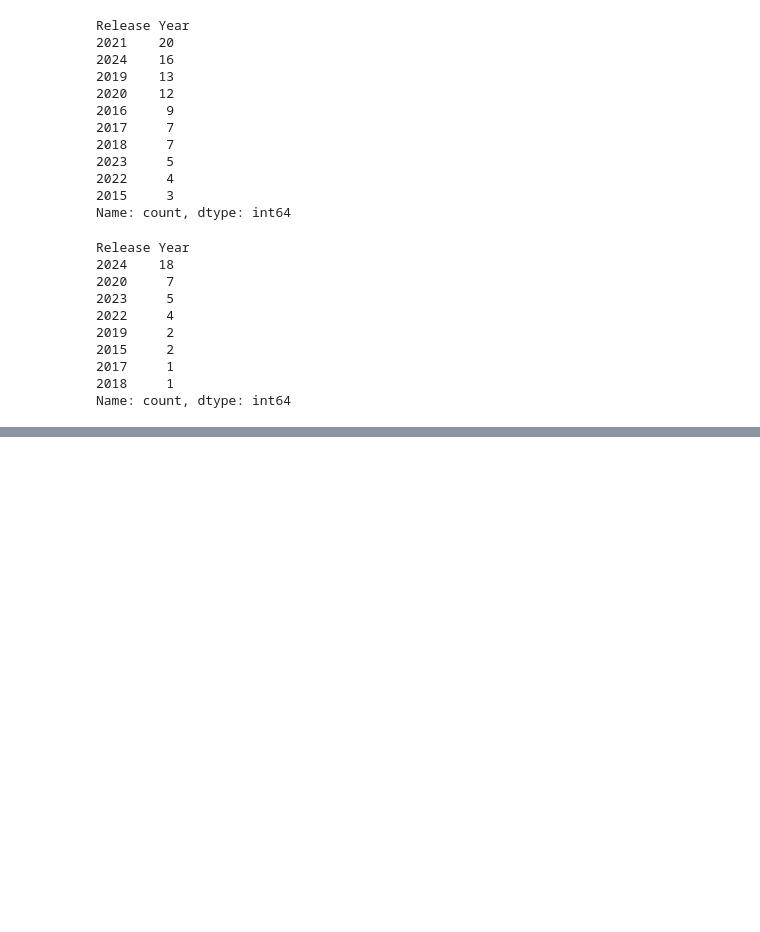
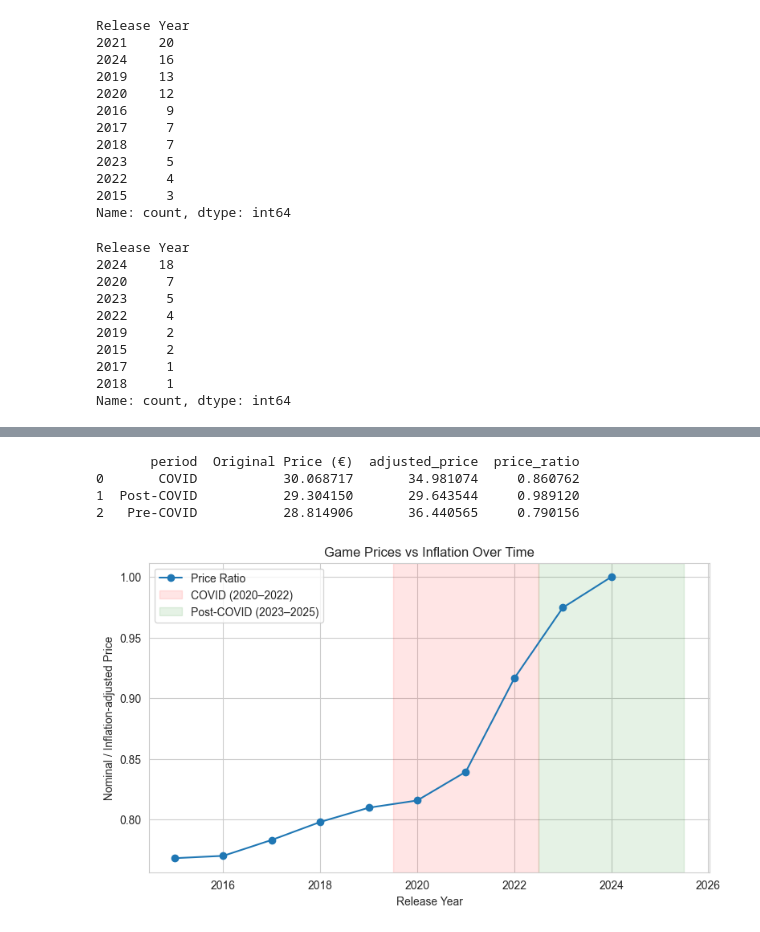
Before and after one commit to jbenigeri/Video-Game-Price-Analysis, a Jupyter notebook: src/explore_steam_data.ipynb, the cells around one changed output, grey strips where cells are left out. Cells and saved outputs as stored; diff of their text form; code cells hidden in the pictures; blank space fills up the shorter version.

```diff
--- a/src/explore_steam_data.ipynb
+++ b/src/explore_steam_data.ipynb
@@ -694,0 +705,56 @@ Name: count, dtype: int64
+# %%
+# Define time periods
+def label_period(year):
+    if year < 2020:
+        return "Pre-COVID"
+    elif 2020 <= year <= 2022:
+        return "COVID"
+    elif 2023 <= year <= 2025:
+        return "Post-COVID"
+    else:
+        return "Future"
+
+df_games["period"] = df_games["Release Year"].apply(label_period)
+
+# Compute ratio of nominal to inflation-adjusted prices
+df_games["price_ratio"] = df_games["Original Price (€)"] / df_games["adjusted_price"]
+
+# Aggregate by year
+yearly = (
+    df_games.groupby("Release Year", as_index=False)
+      .agg({
+          "Original Price (€)": "mean",
+          "adjusted_price": "mean",
+          "price_ratio": "mean"
+      })
+)
+yearly["period"] = yearly["Release Year"].apply(label_period)
+
+# Aggregate by period for summary
+summary = (
+    df_games.groupby("period", as_index=False)
+      .agg({
+          "Original Price (€)": "mean",
+          "adjusted_price": "mean",
+          "price_ratio": "mean"
+      })
+)
+
+print(summary)
+# %% [output]
+       period  Original Price (€)  adjusted_price  price_ratio
+0       COVID           30.068717       34.981074     0.860762
+1  Post-COVID           29.304150       29.643544     0.989120
+2   Pre-COVID           28.814906       36.440565     0.790156
+# %%
+plt.figure(figsize=(9,5))
+plt.plot(yearly["Release Year"], yearly["price_ratio"], marker="o", label="Price Ratio")
+plt.axvspan(2019.5, 2022.5, color="red", alpha=0.1, label="COVID (2020–2022)")
+plt.axvspan(2022.5, 2025.5, color="green", alpha=0.1, label="Post-COVID (2023–2025)")
+plt.xlabel("Release Year")
+plt.ylabel("Nominal / Inflation-adjusted Price")
+plt.title("Game Prices vs Inflation Over Time")
+plt.legend()
+plt.show()
+# %% [output]
+[figure, added]
```
Also changed, not shown: parts of 6 cells of this notebook.
